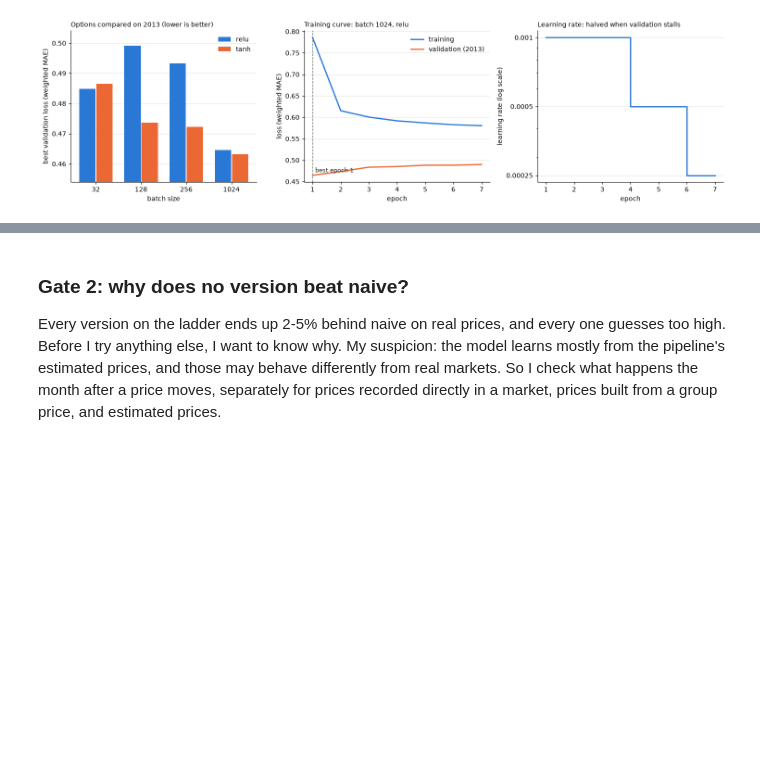
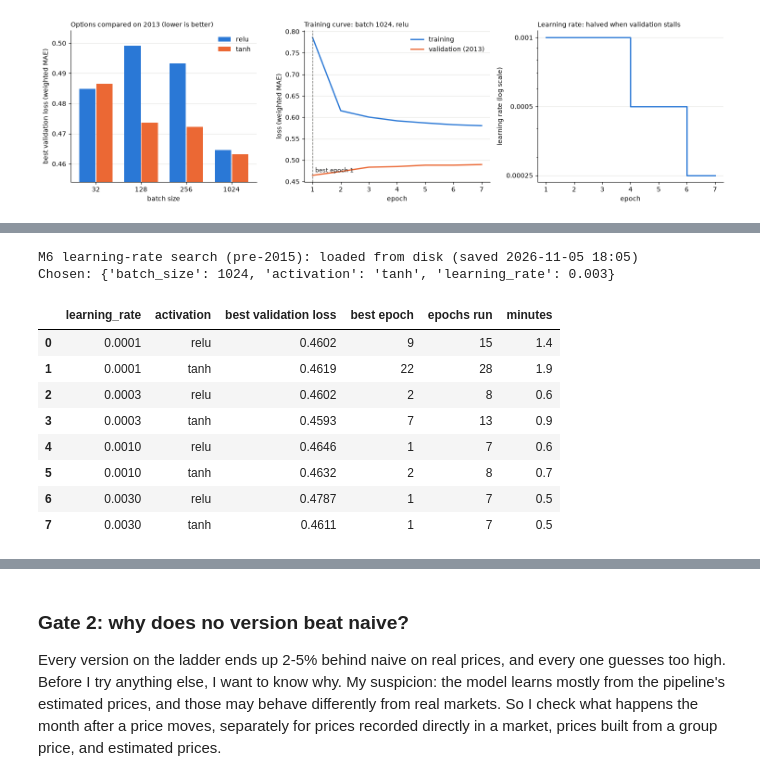
Before and after one commit to emergingleader/Soko_Radar, a Jupyter notebook: notebooks/modelling/02_model_build.ipynb, the cells around one changed output, grey strips where cells are left out. Saved outputs shown, nothing was run; the diff lists cells and outputs as text; code cells hidden in the pictures; blank space fills up the shorter version.

```diff
--- a/notebooks/modelling/02_model_build.ipynb
+++ b/notebooks/modelling/02_model_build.ipynb
@@ -1822,0 +1881,44 @@ Best validation loss on 2013 (learning from 2006-2013 only; lower is better):
+# %%
+# M6 step 2e: learning-rate search on pre-2015 data: 4 starting rates x 2 activations at batch 1024; keep the best
+LR_SEARCH = [dict(learning_rate=lr, activation=a) for lr in [0.0001, 0.0003, 0.001, 0.003] for a in ["relu", "tanh"]]
+
+def search_learning_rate():
+    learn_2014, forecast_2014 = fold(2014)
+    rows = []
+    for option in LR_SEARCH:
+        start = time.time()
+        make_lstm(BEST_WEIGHT, {**M6_SETTINGS, **option})(learn_2014, forecast_2014)
+        h = LSTM_HISTORIES[-1]["history"]
+        rows.append({**option, "best validation loss": min(h["val_loss"]), "best epoch": int(np.argmin(h["val_loss"])) + 1,
+                     "epochs run": len(h["val_loss"]), "minutes": round((time.time() - start) / 60, 1), "history": h})
+    return pd.DataFrame(rows)
+
+lr_search = cached("M6 learning-rate search (pre-2015)",
+                   {"search": LR_SEARCH, "base": M6_SETTINGS, "weight": BEST_WEIGHT, "code": "lstm-v2", "data_hash": DATA_HASH},
+                   search_learning_rate)
+best_lr_loss = lr_search["best validation loss"].min()
+lr_close = lr_search[lr_search["best validation loss"] <= best_lr_loss * 1.005]
+lr_chosen = lr_close.sort_values(["minutes", "best validation loss"]).iloc[0]
+M6_SETTINGS = {**M6_SETTINGS, "learning_rate": float(lr_chosen["learning_rate"]), "activation": lr_chosen["activation"]}
+log_decision(
+    "M6 learning rate",
+    "Which starting learning rate should the LSTM use?",
+    f"Range test: loss starts falling near {starts_falling:.1e} and is lowest near {lowest_at:.1e}. Search (2013 validation): " + "; ".join(
+        f"{r['learning_rate']:g} {r['activation']}: {r['best validation loss']:.4f}" for _, r in lr_search.iterrows()),
+    f"Start at {M6_SETTINGS['learning_rate']:g} with {M6_SETTINGS['activation']}; ReduceLROnPlateau lowers it during training",
+    "Keras's default (0.001) without testing; choosing on the backtest years",
+)
+print("Chosen:", {k: M6_SETTINGS[k] for k in ("batch_size", "activation", "learning_rate")})
+lr_search.drop(columns="history").round({"best validation loss": 4})
+# %% [output]
+M6 learning-rate search (pre-2015): loaded from disk (saved 2026-11-05 18:05)
+Chosen: {'batch_size': 1024, 'activation': 'tanh', 'learning_rate': 0.003}
+|  | learning_rate | activation | best validation loss | best epoch | epochs run | minutes |
+| 0 | 0.0001 | relu | 0.4602 | 9 | 15 | 1.4 |
+| 1 | 0.0001 | tanh | 0.4619 | 22 | 28 | 1.9 |
+| 2 | 0.0003 | relu | 0.4602 | 2 | 8 | 0.6 |
+| 3 | 0.0003 | tanh | 0.4593 | 7 | 13 | 0.9 |
+| 4 | 0.0010 | relu | 0.4646 | 1 | 7 | 0.6 |
+| 5 | 0.0010 | tanh | 0.4632 | 2 | 8 | 0.7 |
+| 6 | 0.0030 | relu | 0.4787 | 1 | 7 | 0.5 |
+| 7 | 0.0030 | tanh | 0.4611 | 1 | 7 | 0.5 |
```
Also changed, not shown: parts of 20 cells of this notebook.
